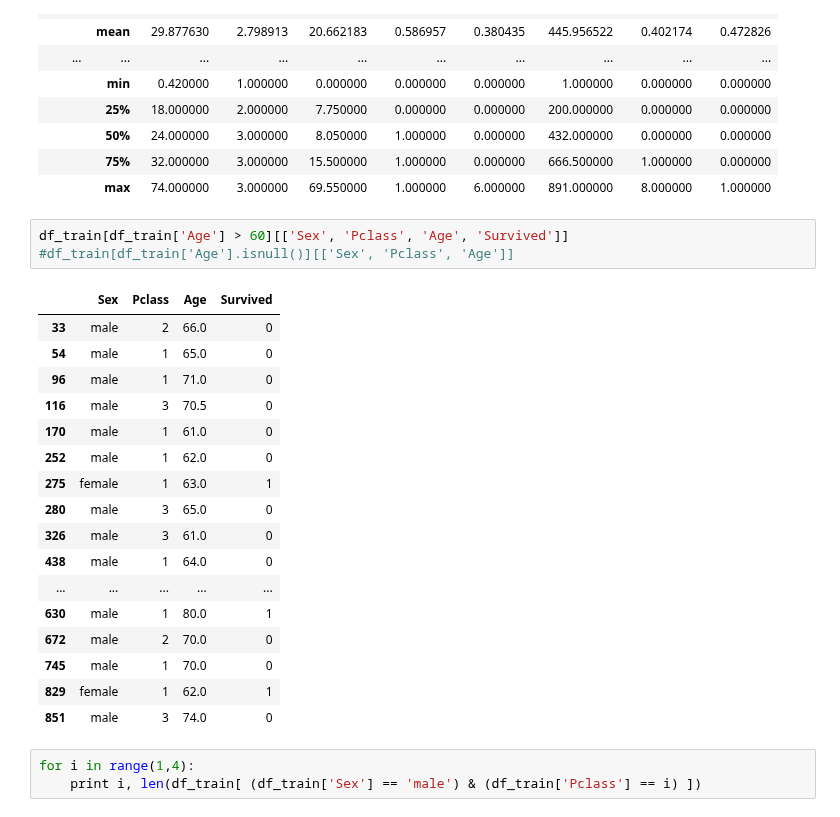
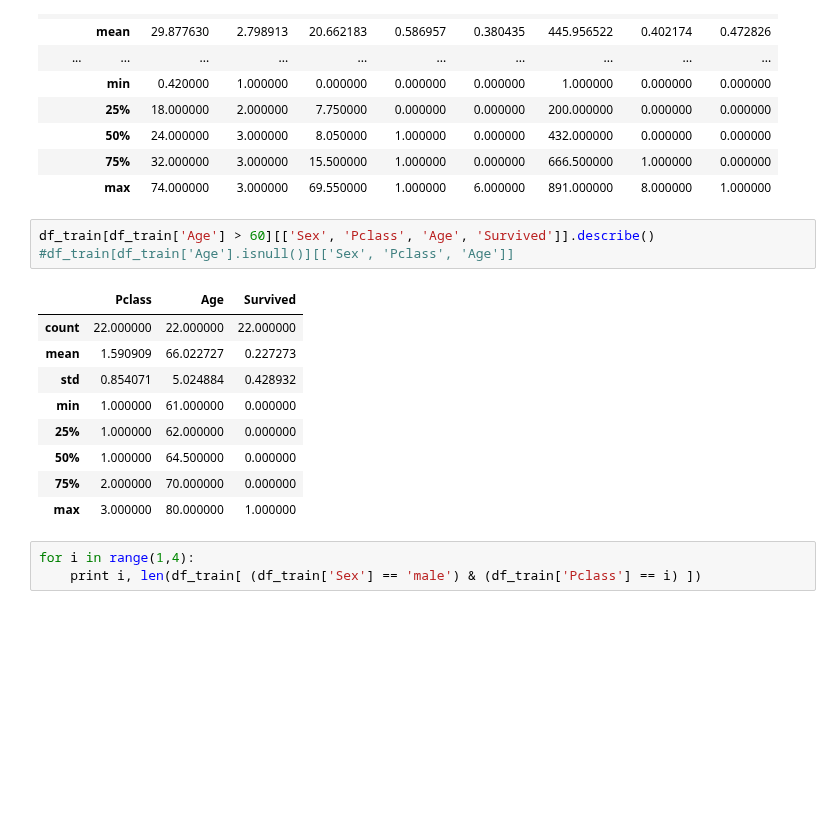
Before and after one commit to rsouza/MMD, a Jupyter notebook: scripts/5_Ex02_Kaggle_Titanic.ipynb, the cells around one changed output. Saved outputs shown, nothing was run; the diff lists cells and outputs as text; blank space fills up the shorter version.

```diff
--- a/scripts/5_Ex02_Kaggle_Titanic.ipynb
+++ b/scripts/5_Ex02_Kaggle_Titanic.ipynb
@@ -172,26 +172,18 @@ df_by_class.describe()
 |  | 75% | 32.000000 | 3.000000 | 15.500000 | 1.000000 | 0.000000 | 666.500000 | 1.000000 | 0.000000 |
 |  | max | 74.000000 | 3.000000 | 69.550000 | 1.000000 | 6.000000 | 891.000000 | 8.000000 | 1.000000 |
 # %%
-df_train[df_train['Age'] > 60][['Sex', 'Pclass', 'Age', 'Survived']]
+df_train[df_train['Age'] > 60][['Sex', 'Pclass', 'Age', 'Survived']].describe()
 #df_train[df_train['Age'].isnull()][['Sex', 'Pclass', 'Age']]
 # %% [output]
-|  | Sex | Pclass | Age | Survived |
-| 33 | male | 2 | 66.0 | 0 |
-| 54 | male | 1 | 65.0 | 0 |
-| 96 | male | 1 | 71.0 | 0 |
-| 116 | male | 3 | 70.5 | 0 |
-| 170 | male | 1 | 61.0 | 0 |
-| 252 | male | 1 | 62.0 | 0 |
-| 275 | female | 1 | 63.0 | 1 |
-| 280 | male | 3 | 65.0 | 0 |
-| 326 | male | 3 | 61.0 | 0 |
-| 438 | male | 1 | 64.0 | 0 |
-| ... | ... | ... | ... | ... |
-| 630 | male | 1 | 80.0 | 1 |
-| 672 | male | 2 | 70.0 | 0 |
-| 745 | male | 1 | 70.0 | 0 |
-| 829 | female | 1 | 62.0 | 1 |
-| 851 | male | 3 | 74.0 | 0 |
+|  | Pclass | Age | Survived |
+| count | 22.000000 | 22.000000 | 22.000000 |
+| mean | 1.590909 | 66.022727 | 0.227273 |
+| std | 0.854071 | 5.024884 | 0.428932 |
+| min | 1.000000 | 61.000000 | 0.000000 |
+| 25% | 1.000000 | 62.000000 | 0.000000 |
+| 50% | 1.000000 | 64.500000 | 0.000000 |
+| 75% | 2.000000 | 70.000000 | 0.000000 |
+| max | 3.000000 | 80.000000 | 1.000000 |
 # %%
 for i in range(1,4):
     print i, len(df_train[ (df_train['Sex'] == 'male') & (df_train['Pclass'] == i) ])
```
Also changed, not shown: parts of 18 cells of this notebook.
